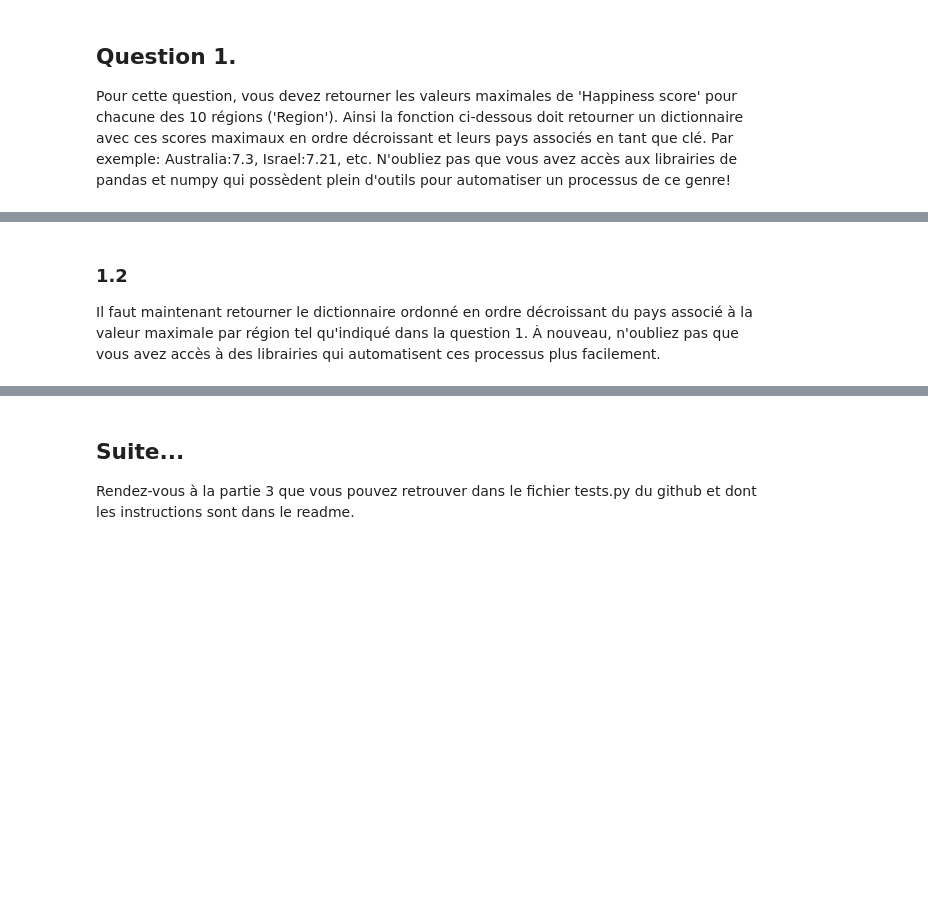
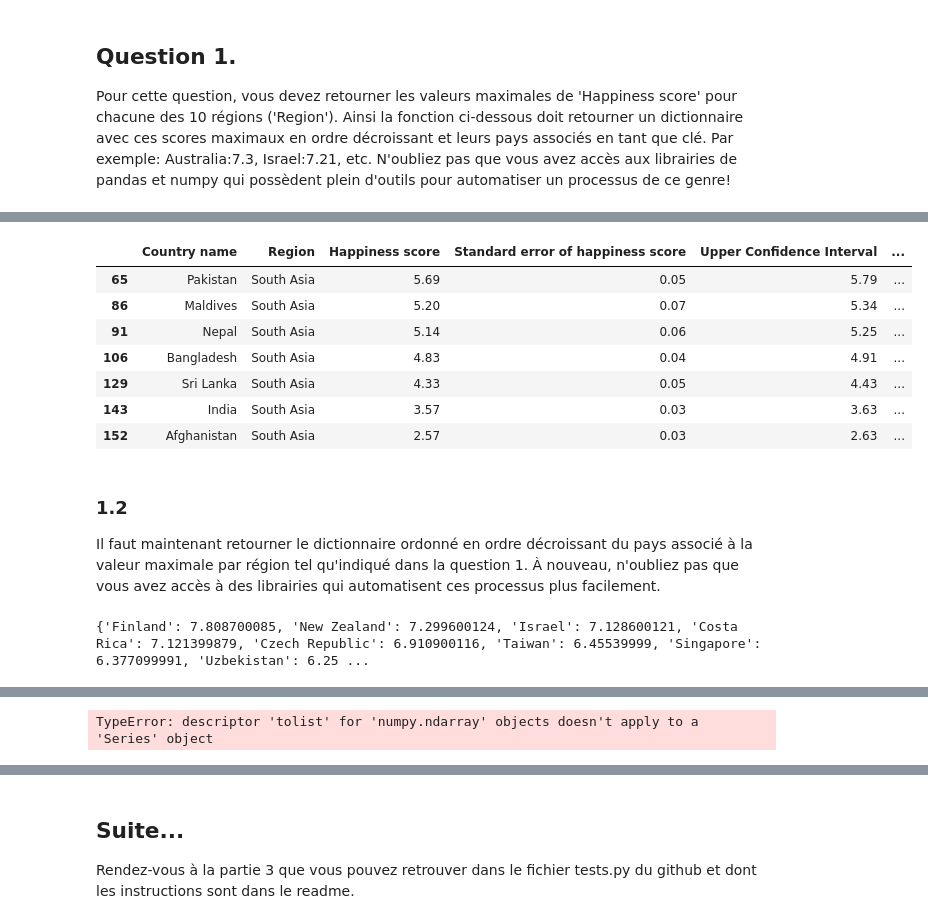
Before and after one commit to Leo-Marbehan/TP4-brouillon, a Jupyter notebook: TP4.ipynb, the cells around one changed output, grey strips where cells are left out. Drawn from its saved outputs; the diff is of its cells as text; code cells hidden in the pictures; blank space fills up the shorter version.

```diff
--- a/TP4.ipynb
+++ b/TP4.ipynb
@@ -57,28 +102,40 @@ Vous devez en premier lieu créer une fonction simple qui retourne une base de d
 # %%
 def CreateSubsetPerRegion(df, region):
     #TODO Extraire les sous-données par région à l'aide du dataframe pandas ('subset' de données)
-
-    ...
-
-    return
+    subset = df[df["Region"] == region]
+    return subset
 
 display(CreateSubsetPerRegion(df,'South Asia'))
+# %% [output]
+|  | Country name | Region | Happiness score | Standard error of happiness score | Upper Confidence Interval | ... |
+| 65 | Pakistan | South Asia | 5.69 | 0.05 | 5.79 | ... |
+| 86 | Maldives | South Asia | 5.20 | 0.07 | 5.34 | ... |
+| 91 | Nepal | South Asia | 5.14 | 0.06 | 5.25 | ... |
+| 106 | Bangladesh | South Asia | 4.83 | 0.04 | 4.91 | ... |
+| 129 | Sri Lanka | South Asia | 4.33 | 0.05 | 4.43 | ... |
+| 143 | India | South Asia | 3.57 | 0.03 | 3.63 | ... |
+| 152 | Afghanistan | South Asia | 2.57 | 0.03 | 2.63 | ... |
 # %% [markdown]
 ### 1.2
 Il faut maintenant retourner le dictionnaire ordonné en ordre décroissant du pays associé à la valeur maximale par région tel qu'indiqué dans la question 1. À nouveau, n'oubliez pas que vous avez accès à des librairies qui automatisent ces processus plus facilement.
 # %%
 def ClassMaxScorePerRegion(df):
     #TODO Trouver les régions pour en faire une liste (https://numpy.org/doc/stable/reference/generated/numpy.unique.html)
-    ...
+    regions = np.unique(df["Region"])
     #TODO Pour chacune des régions, trouves les valeurs maximales et le pays associé
-    ...
-
+    dictionnaire = {}
+    for region in regions:
+        maximum = pd.DataFrame.max(df[df["Region"] == region]["Happiness score"])
+        ligne = df[df["Happiness score"] == maximum]
+        pays = ligne.iloc[0,0]
+        dictionnaire[pays] = maximum
     #TODO Création d'un dictionnaire en ordre décroissant des valeurs de 'Happiness score'
-    ...
-
+    sorted_dict = dict(sorted(dictionnaire.items(),reverse = True,key= lambda x:x[1]))
     return sorted_dict
 
 print(ClassMaxScorePerRegion(df))
+# %% [output]
+{'Finland': 7.808700085, 'New Zealand': 7.299600124, 'Israel': 7.128600121, 'Costa Rica': 7.121399879, 'Czech Republic': 6.910900116, 'Taiwan': 6.45539999, 'Singapore': 6.377099991, 'Uzbekistan': 6.25 ...
 # %% [markdown]
 ## Question 2
 Nous allons maintenant rajouter les données de 2016 afin de les comparer à celles de 2020. Tout d'abord, utilisez ImportNewData() pour importer cette nouvelle base de données nommée 2016.csv. Avec les pays ayant obtenu les scores maximaux de 'Happiness score' par région, le but est de tracer leur évolution entre 2016 à 2020. L'évolution doit être représentée de la plus petite différence à la plus grande. Pour ce faire, vous allez en premier lieu trouver les différences avec la fonction FindDifferences() qui retourne un dictionnaire en ordre croissant de ces différences. Par la suite, vous tracerez ces différences par pays. Voici un exemple de graphique à barre voulu à réaliser avec la fonction PlotComparison(), ce ne sont pas nécessairement les pays voulus. Vous pouvez vous renseigner sur la fonction [plt.bar](https://matplotlib.org/stable/api/_as_gen/matplotlib.pyplot.bar.html) de matplotlib.
@@ -97,16 +156,29 @@ df_2016 = ImportNewData()
 def FindDifferences(df_1,df_2):
     #TODO Reprendre les valeurs obtenues précédemment du pays avec le score maximal par région
     #TODO Retourner un dictionnaire des différences en ordre croissant
+    valeurs = ClassMaxScorePerRegion(df)
+    diff = {}
+    for key in valeurs:
+        ancienne = np.ndarray.tolist(df_2[df_2["Country name"] == key]["Happiness score"])[0]
+        diff[key] = valeurs[key] - ancienne
+    sorted_dict = dict(sorted(diff.items(),key= lambda x:x[1]))
+    return sorted_dict
 
-    return sorted_dict
 def PlotComparison(sorted_dict):
     #TODO Faire un bar plot de ces différences
+    pays = list(sorted_dict.keys())
+    diff = list(sorted_dict.values())
 
-
+    plt.bar(pays,diff)
+    plt.xlabel("Pays")
+    plt.ylabel("Différence de score de bonheur")
+    plt.title("Difference entre 2016 et 2020 des scores de bonheur en fonction du pays")
     plt.show()
 
 sorted_dict = FindDifferences(df, df_2016)
 PlotComparison(sorted_dict)
+# %% [output]
+TypeError: descriptor 'tolist' for 'numpy.ndarray' objects doesn't apply to a 'Series' object
 # %% [markdown]
 ## Question 3
 Seaborn est une librairie qui permet de plus facilement tracer des graphiques complexes. Souvent, des [subplot](https://matplotlib.org/stable/gallery/subplots_axes_and_figures/subplots_demo.html) via matplotlib sont utilisés afin d'afficher plusieurs graphiques dans la même figure à des fins de comparaisons. Nous nous intéresserons maintenant à deux paramètres particuliers:
```
Also changed, not shown: parts of 2 cells of this notebook.
